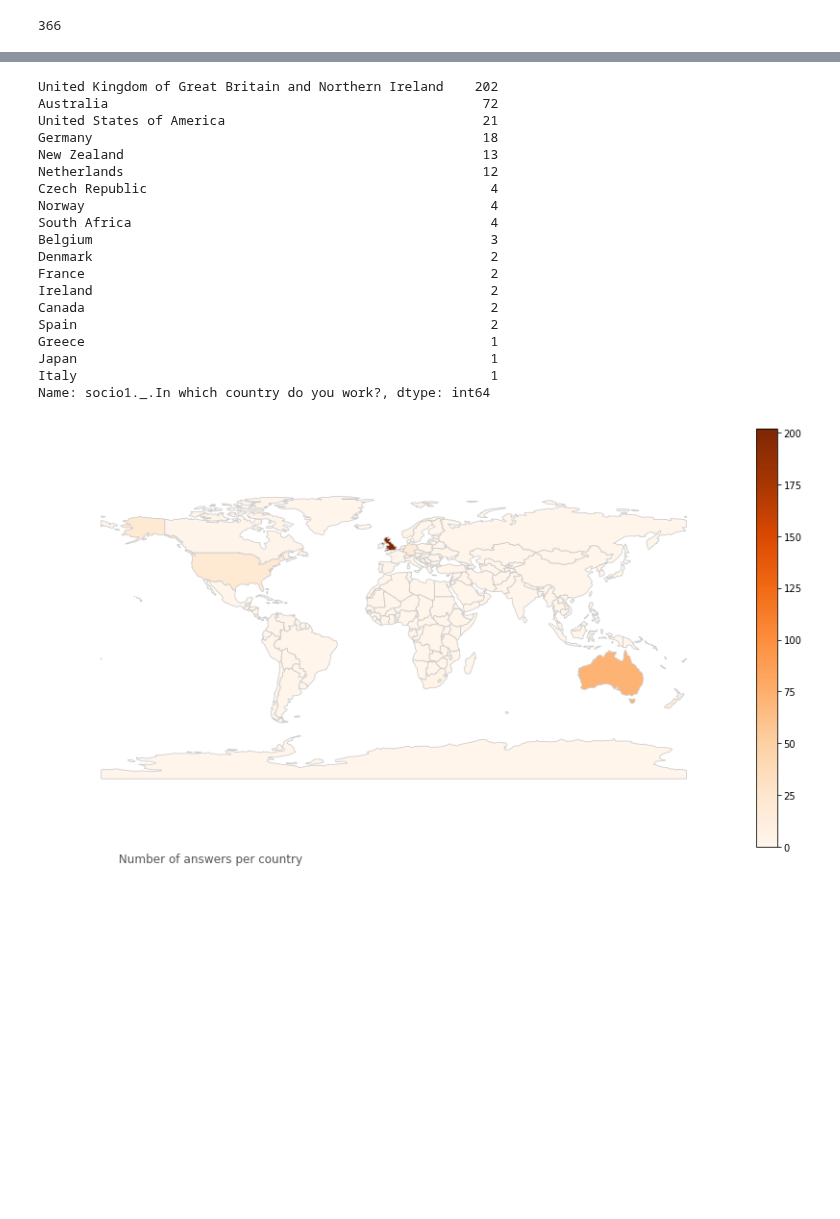
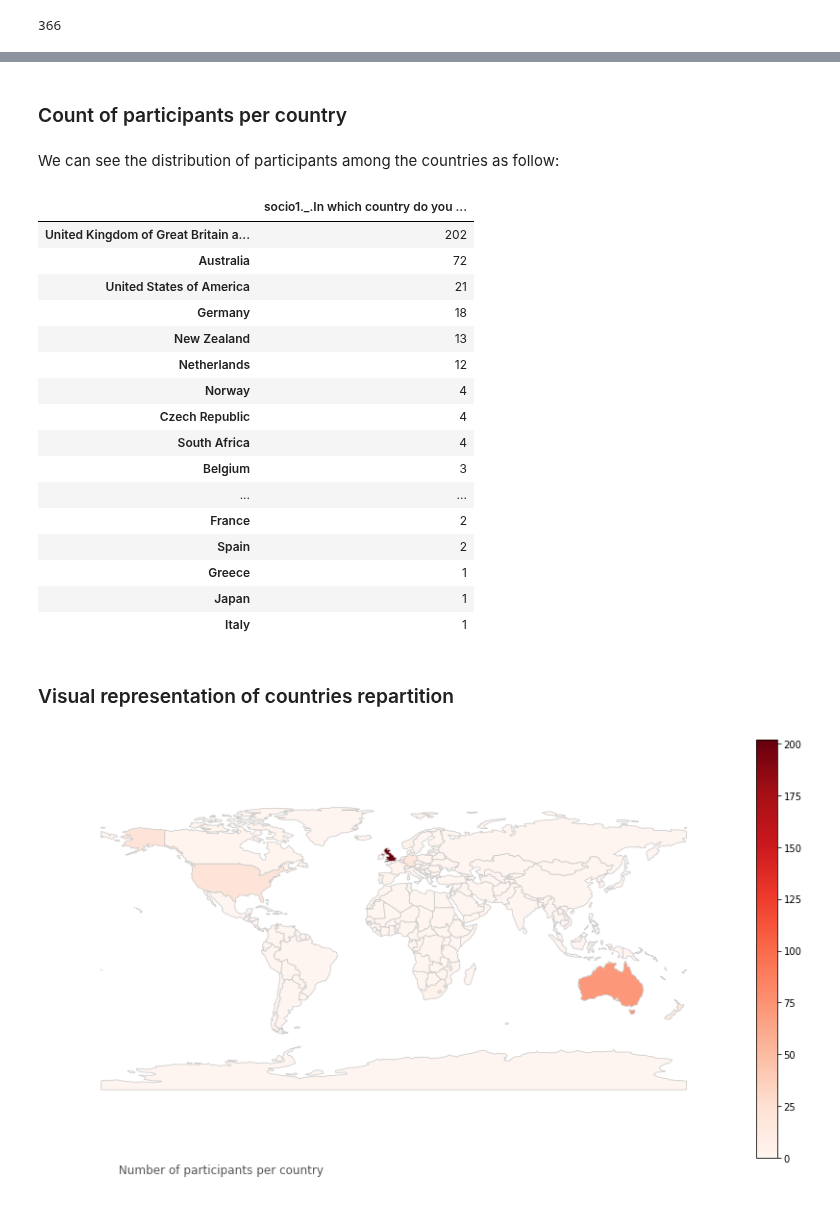
Before and after one commit to softwaresaved/international-survey, a Jupyter notebook: analysis/2018_draft.ipynb, the cells around one changed output, grey strips where cells are left out. Cells and saved outputs as stored; diff of their text form; code cells hidden in the pictures; blank space fills up the shorter version.

```diff
--- a/analysis/2018_draft.ipynb
+++ b/analysis/2018_draft.ipynb
@@ -36,25 +192,29 @@ len(df)
+# %% [markdown]
+### Count of participants per country
+# %% [markdown]
+We can see the distribution of participants among the countries as follow:
 # %%
-df['socio1._.In which country do you work?'].value_counts()
+df['socio1._.In which country do you work?'].value_counts().to_frame()
 # %% [output]
-United Kingdom of Great Britain and Northern Ireland    202
-Australia                                                72
-United States of America                                 21
-Germany                                                  18
-New Zealand                                              13
-Netherlands                                              12
-Czech Republic                                            4
-Norway                                                    4
-South Africa                                              4
-Belgium                                                   3
-Denmark                                                   2
-France                                                    2
-Ireland                                                   2
-Canada                                                    2
-Spain                                                     2
-Greece                                                    1
-Japan                                                     1
-Italy                                                     1
-Name: socio1._.In which country do you work?, dtype: int64
+|  | socio1._.In which country do you ... |
+| United Kingdom of Great Britain a... | 202 |
+| Australia | 72 |
+| United States of America | 21 |
+| Germany | 18 |
+| New Zealand | 13 |
+| Netherlands | 12 |
+| Norway | 4 |
+| Czech Republic | 4 |
+| South Africa | 4 |
+| Belgium | 3 |
+| ... | ... |
+| France | 2 |
+| Spain | 2 |
+| Greece | 1 |
+| Japan | 1 |
+| Italy | 1 |
+# %% [markdown]
+### Visual representation of countries repartition
 # %%
 df['socio1._.In which country do you work?'].replace({'United Kingdom of Great Britain and Northern Ireland': "United Kingdom",
             'United States of America': 'United States'}, inplace=True)
@@ -69,16 +229,16 @@ df_map.fillna(0, inplace=True)
 # %%
 
 fig, ax = plt.subplots(1)
-ax = df_map.plot(ax=ax, column='count', cmap='Oranges', linewidth=0.8, edgecolor='0.8', legend=True)
+ax = df_map.plot(ax=ax, column='count', cmap='Reds', linewidth=0.8, edgecolor='0.8', legend=True)
 
 
 # Add the description
-description = """ Number of answers per country"""
+description = """ Number of participants per country"""
 plot = ax.annotate(description, xy=(0.1, .08), xycoords='figure fraction', horizontalalignment='left', verticalalignment='top', fontsize=12, color='#555555')
 
 # Remove axis
 plot = ax.axis('off')
 
 plt.show()
 # %% [output]
-[figure, old version]
+[figure, new version]
```
Also changed, not shown: parts of 42 cells of this notebook, 5 other files.
